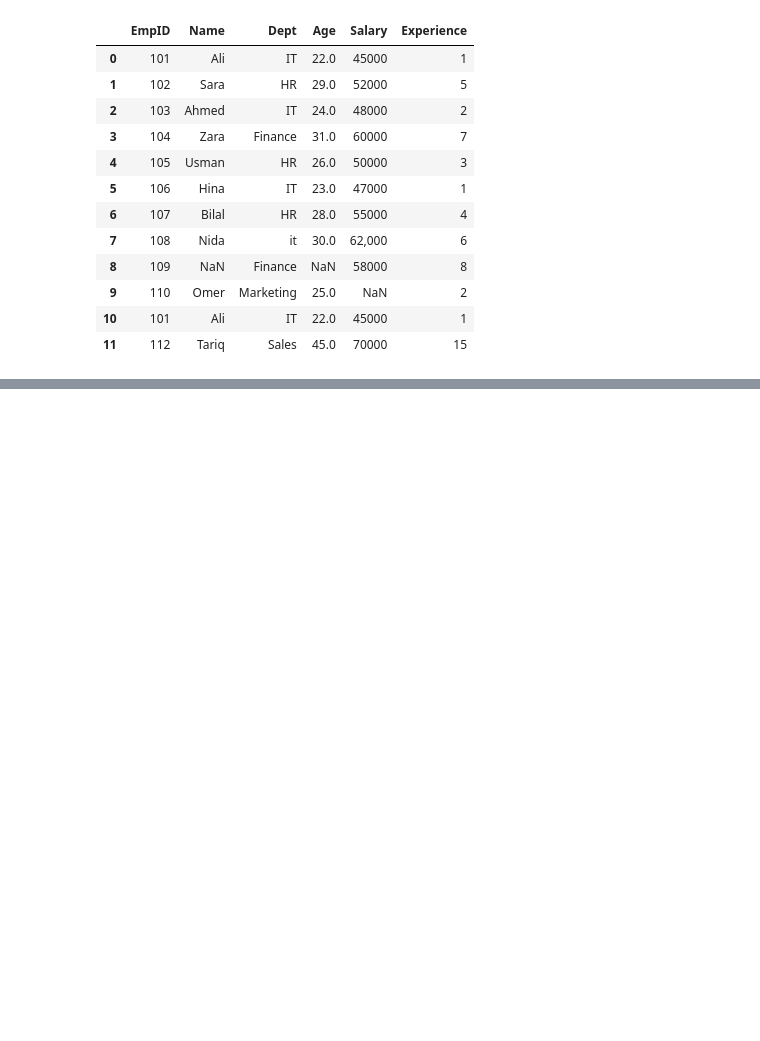
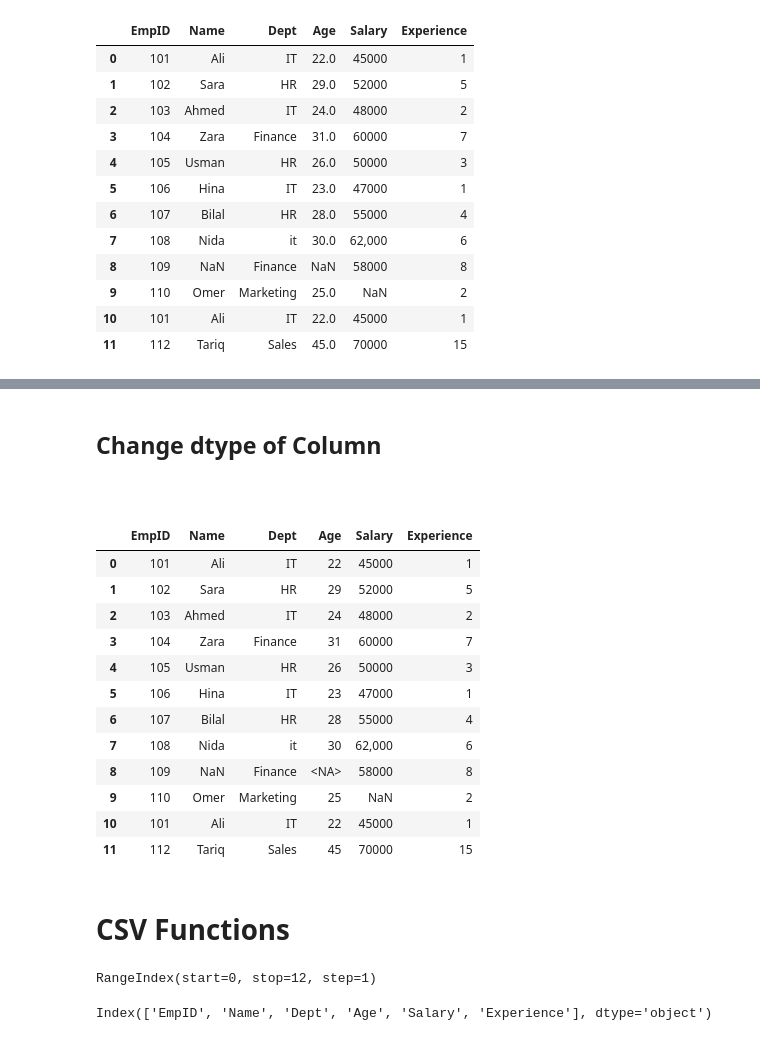
Before and after one commit to RealHaroon/Data-Analytics, a Jupyter notebook: Notebooks/Pandas/File Handling.ipynb, the cells around one changed output, grey strips where cells are left out. Saved outputs shown, nothing was run; the diff lists cells and outputs as text; code cells hidden in the pictures; blank space fills up the shorter version.

````diff
--- a/Notebooks/Pandas/File Handling.ipynb
+++ b/Notebooks/Pandas/File Handling.ipynb
@@ -40,0 +198,31 @@ df
+# %% [markdown]
+## Change dtype of Column
+```python
+```
+# %%
+changeDtype=pd.read_csv('D:\\MyEnvironment\\Jupyter-Notebook\\Notebooks\\Dataset\\Data.csv',dtype={"Age":"Int64"})
+changeDtype
+# %% [output]
+|  | EmpID | Name | Dept | Age | Salary | Experience |
+| 0 | 101 | Ali | IT | 22 | 45000 | 1 |
+| 1 | 102 | Sara | HR | 29 | 52000 | 5 |
+| 2 | 103 | Ahmed | IT | 24 | 48000 | 2 |
+| 3 | 104 | Zara | Finance | 31 | 60000 | 7 |
+| 4 | 105 | Usman | HR | 26 | 50000 | 3 |
+| 5 | 106 | Hina | IT | 23 | 47000 | 1 |
+| 6 | 107 | Bilal | HR | 28 | 55000 | 4 |
+| 7 | 108 | Nida | it | 30 | 62,000 | 6 |
+| 8 | 109 | NaN | Finance | <NA> | 58000 | 8 |
+| 9 | 110 | Omer | Marketing | 25 | NaN | 2 |
+| 10 | 101 | Ali | IT | 22 | 45000 | 1 |
+| 11 | 112 | Tariq | Sales | 45 | 70000 | 15 |
+# %% [markdown]
+# CSV Functions
+# %%
+df.index
+# %% [output]
+RangeIndex(start=0, stop=12, step=1)
+# %%
+df.columns
+# %% [output]
+Index(['EmpID', 'Name', 'Dept', 'Age', 'Salary', 'Experience'], dtype='object')
````
Also changed, not shown: parts of 23 cells of this notebook, 1 other file.
